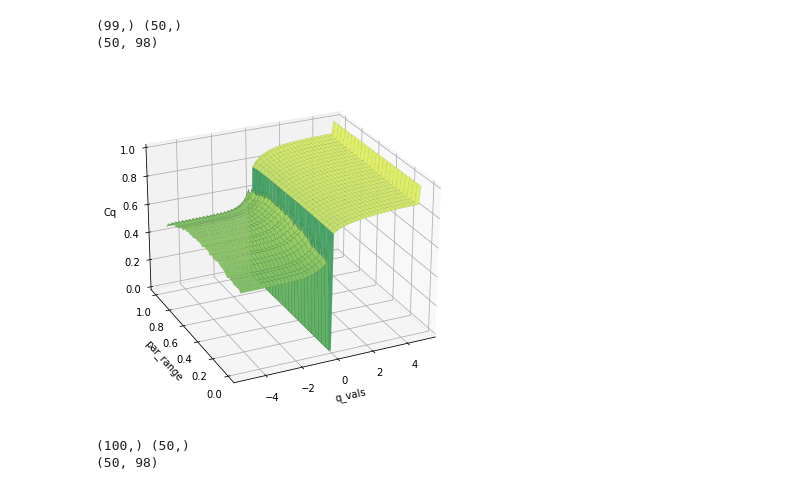
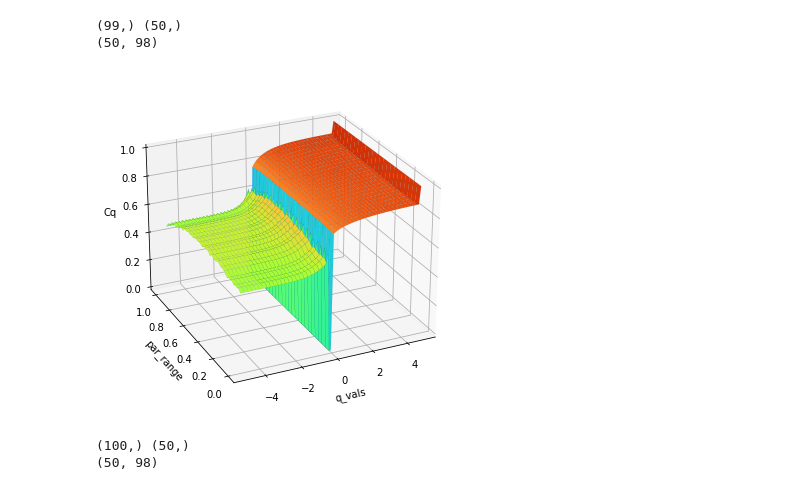
Before and after one commit to charelF/ComplexSystems, a Jupyter notebook: code/charel/3DAlex.ipynb, the cells around one changed output. Cells and saved outputs as stored; diff of their text form; code cells hidden in the pictures.

```diff
--- a/code/charel/3DAlex.ipynb
+++ b/code/charel/3DAlex.ipynb
@@ -64,35 +64,35 @@ par_range = np.linspace(0, 1, 50)
 
 print(q_vals.shape, par_range.shape)
 print(C_q_mean.shape)
 
 xx, yy = np.meshgrid(q_vals, par_range)
 
 
 fig = plt.figure(figsize=(6,5))
 ax = plt.axes(projection='3d')
 idk = ax.plot_surface(
-    xx, yy, np.exp(S_q_mean), cmap="summer", rstride=2, cstride=2,
+    xx, yy, np.exp(S_q_mean), cmap="turbo", rstride=2, cstride=2,
     shade=False, linewidth=0.05, antialiased=True, edgecolor="black",
     label="String", vmin=0, vmax=1.07)
 idk._edgecolors2d=idk._edgecolors3d  # fixes some weird bug when using ax.legend()
 idk._facecolors2d=idk._facecolors3d
 # ax.plot_wireframe(xx, yy, m, cmap = 'coolwarm',  lw=1, rstride=1, cstride=1)
 # ax.set_title('')
 ax.set_xlabel('q_vals')
 ax.set_ylabel('par_range')
 ax.set_zlabel('Cq')
 ax.view_init(25, 245)
 # ax.legend()
 # idk.set_clim(-1,1)
 # fig.colorbar(idk, shrink=0.3, aspect=10, pad=0)
 plt.tight_layout()
 # fig.legend()
 # plt.savefig("img/E", dpi=300)
 plt.show()
 # %% [output]
 (99,) (50,)
 (50, 98)
-[figure, old version]
+[figure, new version]
 # %%
 C_q_mean = np.load("../../data/PHASE/C_q_mean.npy")
 S_q_mean = np.load("../../data/PHASE/S_q_mean.npy")
```
Also changed, not shown: parts of 4 cells of this notebook, 2 other files.
